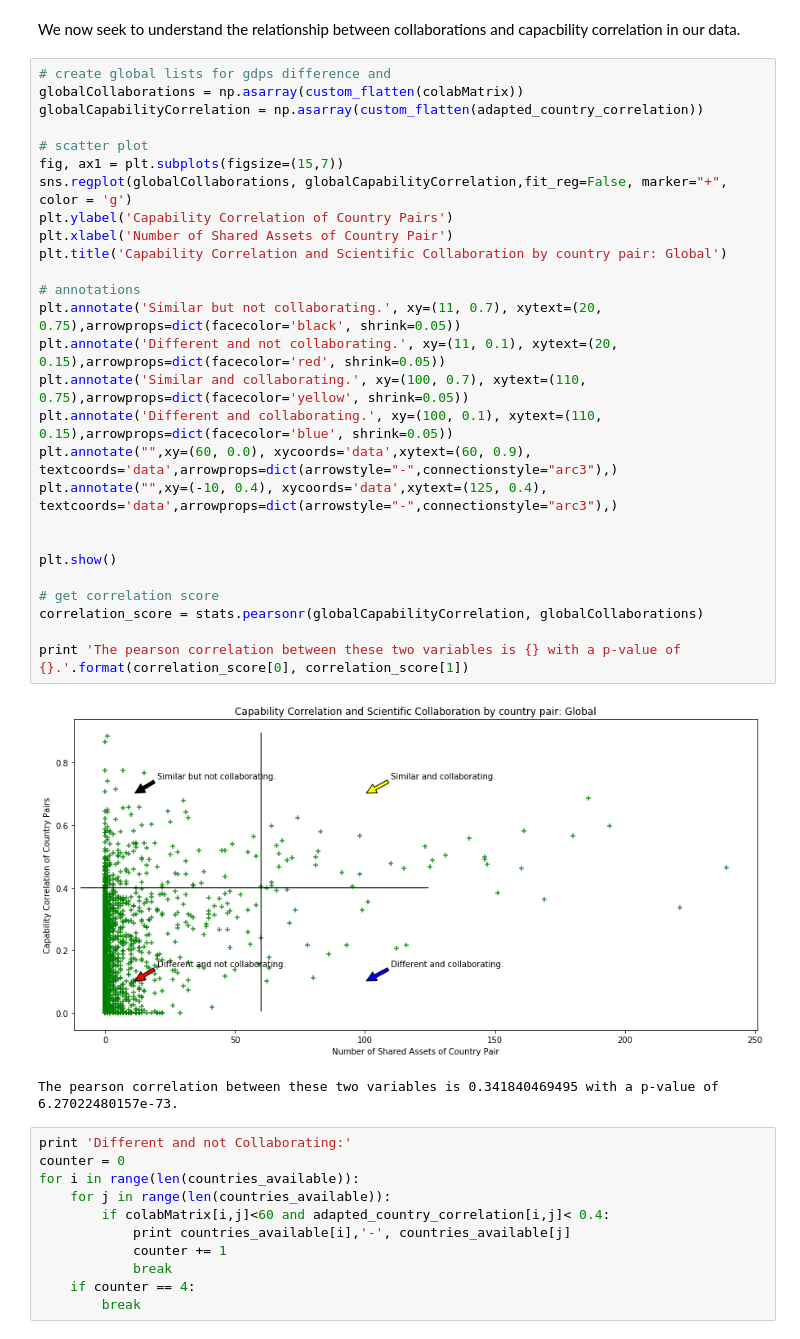
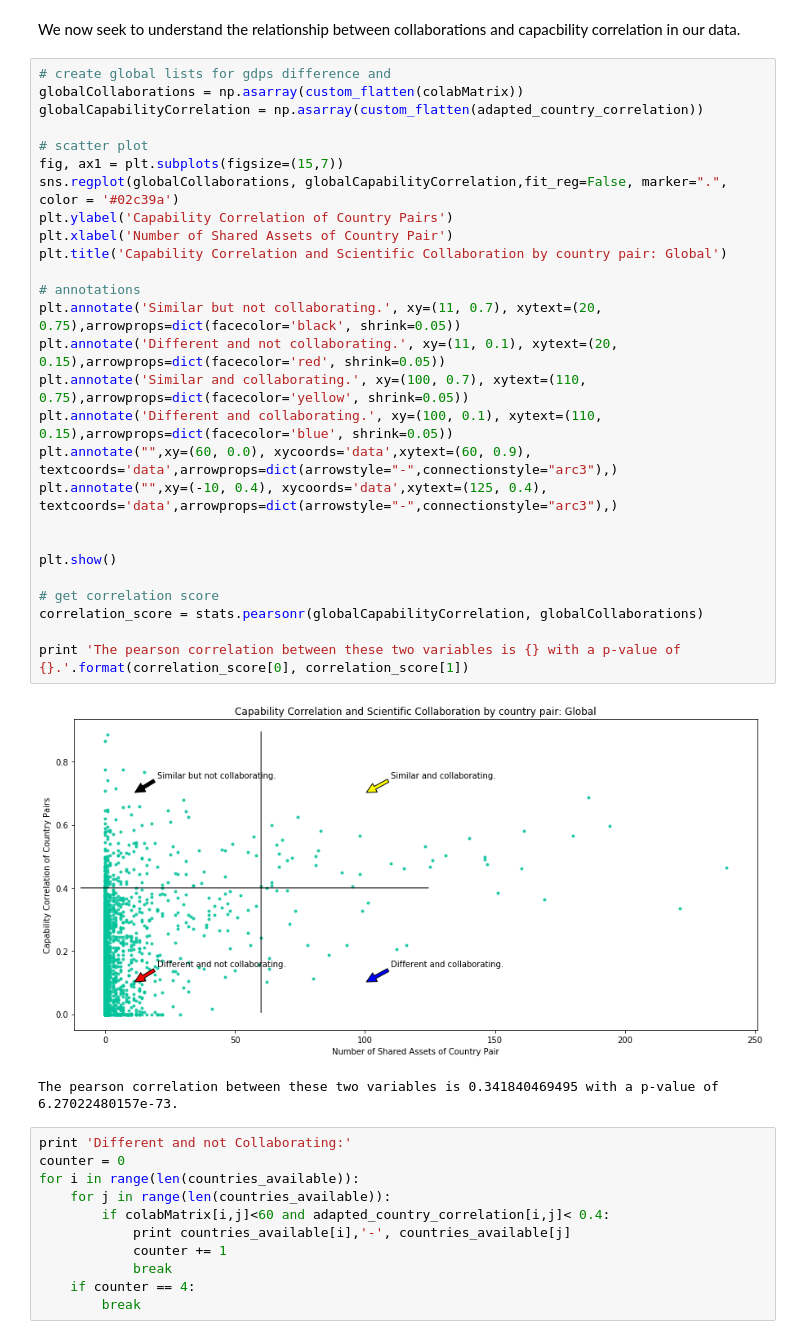
Before and after one commit to duarteocarmo/technological_capabilities, a Jupyter notebook: notebooks/2_1_Capability Correlations_Countries.ipynb, the cells around one changed output. Cells and saved outputs as stored; diff of their text form.

```diff
--- a/notebooks/2_1_Capability Correlations_Countries.ipynb
+++ b/notebooks/2_1_Capability Correlations_Countries.ipynb
@@ -891,32 +939,32 @@ We now seek to understand the relationship between collaborations and capacbilit
 # %%
 # create global lists for gdps difference and
 globalCollaborations = np.asarray(custom_flatten(colabMatrix))
 globalCapabilityCorrelation = np.asarray(custom_flatten(adapted_country_correlation))
 
 # scatter plot
 fig, ax1 = plt.subplots(figsize=(15,7))
-sns.regplot(globalCollaborations, globalCapabilityCorrelation,fit_reg=False, marker="+", color = 'g')
+sns.regplot(globalCollaborations, globalCapabilityCorrelation,fit_reg=False, marker=".", color = '#02c39a')
 plt.ylabel('Capability Correlation of Country Pairs')
 plt.xlabel('Number of Shared Assets of Country Pair')
 plt.title('Capability Correlation and Scientific Collaboration by country pair: Global')
 
 # annotations
 plt.annotate('Similar but not collaborating.', xy=(11, 0.7), xytext=(20, 0.75),arrowprops=dict(facecolor='black', shrink=0.05))
 plt.annotate('Different and not collaborating.', xy=(11, 0.1), xytext=(20, 0.15),arrowprops=dict(facecolor='red', shrink=0.05))
 plt.annotate('Similar and collaborating.', xy=(100, 0.7), xytext=(110, 0.75),arrowprops=dict(facecolor='yellow', shrink=0.05))
 plt.annotate('Different and collaborating.', xy=(100, 0.1), xytext=(110, 0.15),arrowprops=dict(facecolor='blue', shrink=0.05))
 plt.annotate("",xy=(60, 0.0), xycoords='data',xytext=(60, 0.9), textcoords='data',arrowprops=dict(arrowstyle="-",connectionstyle="arc3"),)
 plt.annotate("",xy=(-10, 0.4), xycoords='data',xytext=(125, 0.4), textcoords='data',arrowprops=dict(arrowstyle="-",connectionstyle="arc3"),)
 
 
 plt.show()
 
 # get correlation score
 correlation_score = stats.pearsonr(globalCapabilityCorrelation, globalCollaborations)
 
 print 'The pearson correlation between these two variables is {} with a p-value of {}.'.format(correlation_score[0], correlation_score[1])
 # %% [output]
-[figure, old version]
+[figure, new version]
 The pearson correlation between these two variables is 0.341840469495 with a p-value of 6.27022480157e-73.
 # %%
 print 'Different and not Collaborating:'
```
Also changed, not shown: parts of 23 cells of this notebook.
